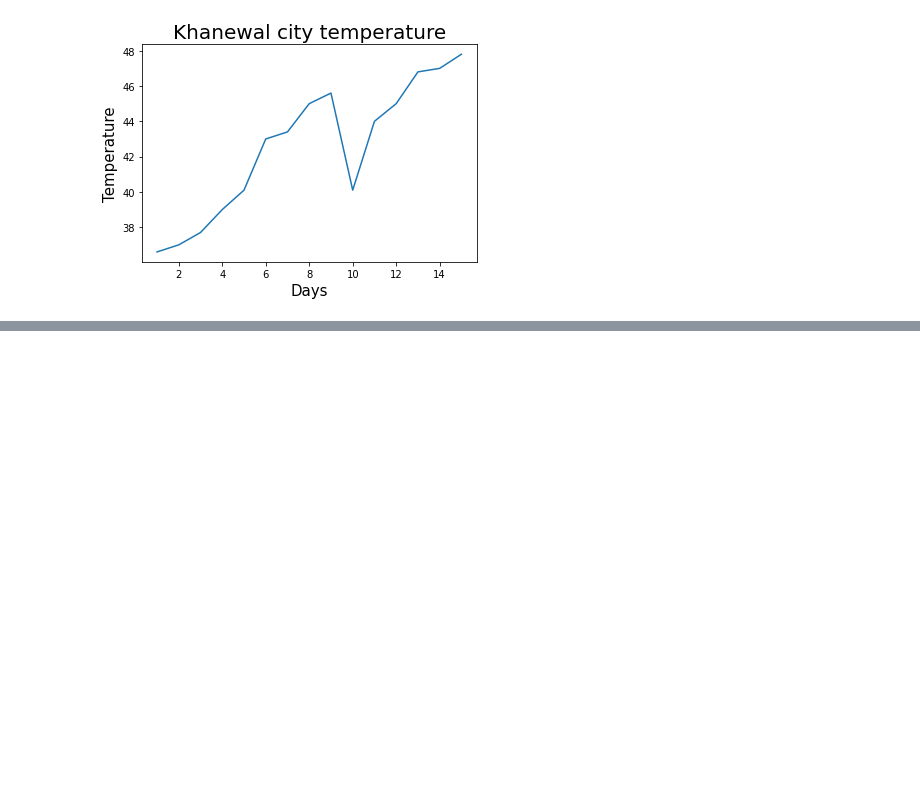
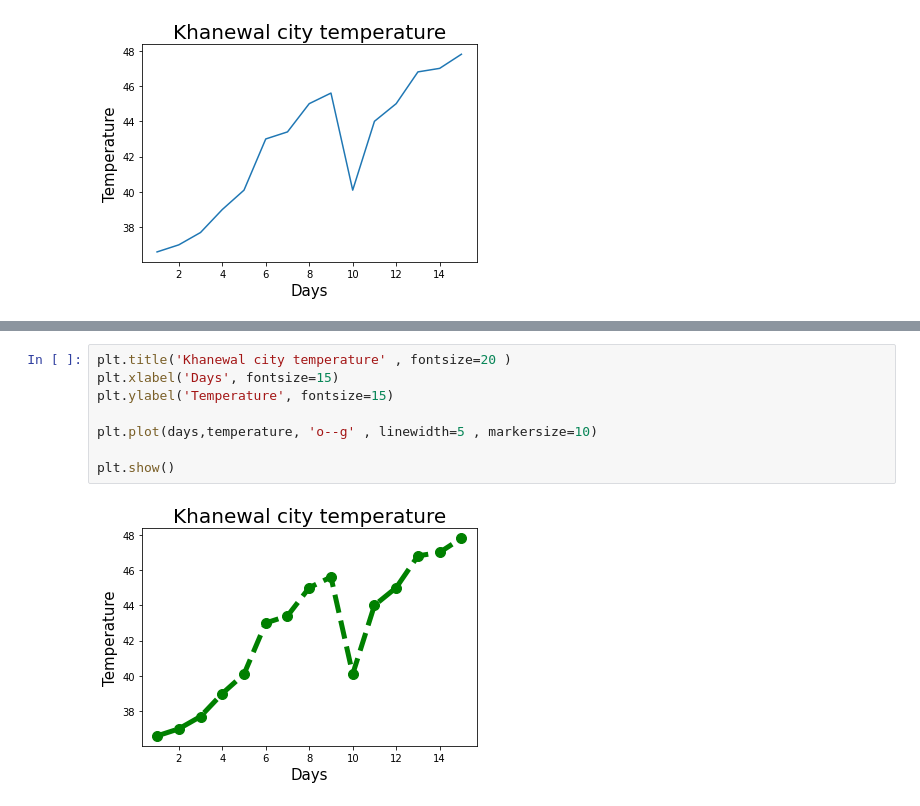
Before and after one commit to Abdullah-kwl/Matplotlib-Tutorial, a Jupyter notebook: mtplot_tutorial06.ipynb, the cells around one changed output, grey strips where cells are left out. Drawn from its saved outputs; the diff is of its cells as text; blank space fills up the shorter version.

```diff
--- a/mtplot_tutorial06.ipynb
+++ b/mtplot_tutorial06.ipynb
@@ -31,0 +32,10 @@ plt.show()
+# %%
+plt.title('Khanewal city temperature' , fontsize=20 )
+plt.xlabel('Days', fontsize=15)
+plt.ylabel('Temperature', fontsize=15)
+
+plt.plot(days,temperature, 'o--g' , linewidth=5 , markersize=10)
+
+plt.show()
+# %% [output]
+[figure, added]
```
Also changed, not shown: parts of 3 cells of this notebook.
